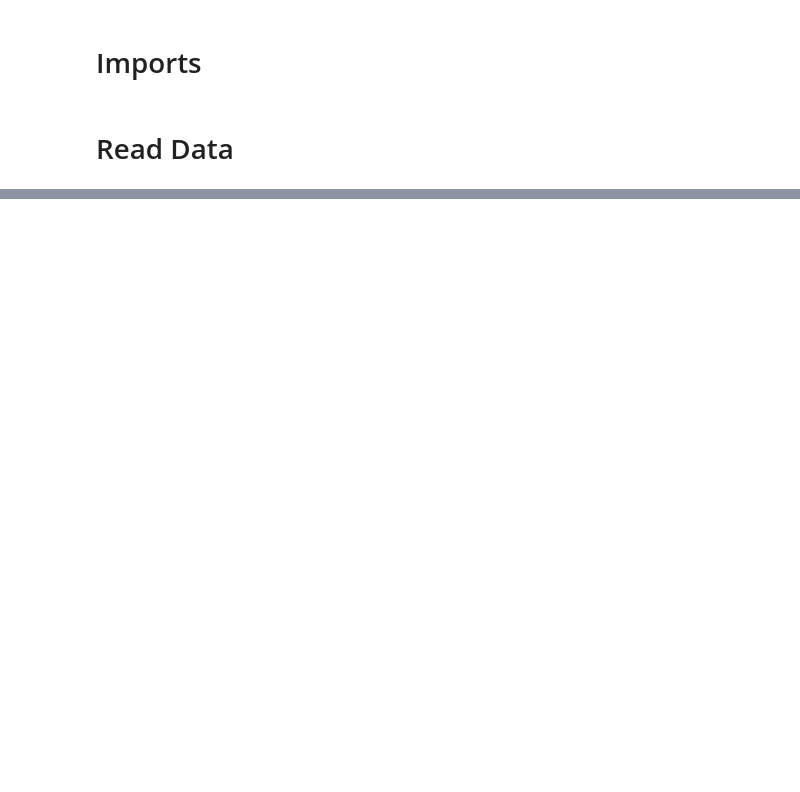
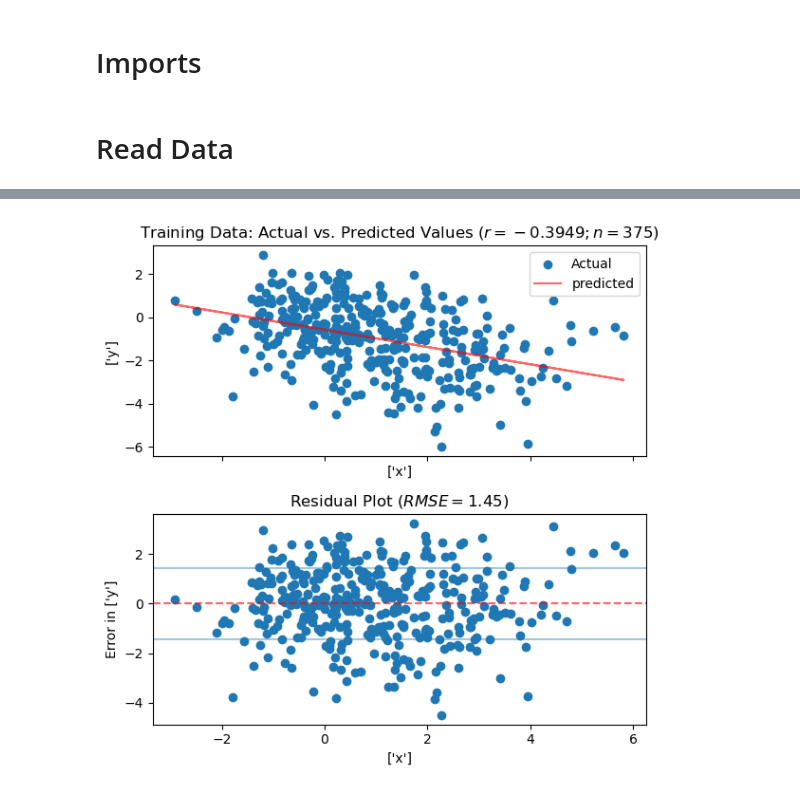
Before and after one commit to papir805/Stanford-ML-Class, a Jupyter notebook: notebooks/linear_regression.ipynb, the cells around one changed output, grey strips where cells are left out. Drawn from its saved outputs; the diff is of its cells as text; code cells hidden in the pictures; blank space fills up the shorter version.

```diff
--- a/notebooks/linear_regression.ipynb
+++ b/notebooks/linear_regression.ipynb
@@ -43,0 +139,8 @@ r_value = lin_reg_model.rvalue
+# %%
+# The root mean squared error
+training_rmse = np.sqrt(mean_squared_error(y_train, training_predictions))
+print(f"Root mean squared error: {training_rmse:.2f}")
+
+# The r2_score, otherwise known as the coefficient of determination
+training_r2_score = lin_reg_model.score(X_train, y_train)
+print(f"r2 score (coefficient of determination): {training_r2_score*100:.2f}%")
@@ -43,0 +160,27 @@ r_value = lin_reg_model.rvalue
+# %%
+# Number of sample data points in training data
+train_sample_size = X_train.shape[0]
+
+# Create figure and axis for graphing
+fig, ax = plt.subplots(2, 1, sharex=True, figsize=(6,6))
+
+# First axis - Scatter plot of training data and linear model's trend line
+ax[0].scatter(X_train, y_train, label='Actual')
+ax[0].set_xlabel(x_label)
+ax[0].set_ylabel(y_label)
+ax[0].set_title(f'Training Data: Actual vs. Predicted Values ($r={train_r_value:.4f}; n={train_sample_size})$')
+ax[0].plot(X_train, training_predictions, color='r', label='predicted', alpha=0.6)
+ax[0].legend()
+
+# Second axis - Scatter plot of training residuals
+ax[1].scatter(X_train, training_residuals, label='Actual')
+ax[1].axhline(-training_rmse, alpha=0.4)
+ax[1].axhline(training_rmse, alpha=0.4)
+ax[1].axhline(0, color='r', linestyle='--', alpha=0.6)
+ax[1].set_xlabel(x_label)
+ax[1].set_ylabel(f'Error in {y_label}')
+ax[1].set_title(f'Residual Plot ($RMSE={training_rmse:.2f})$')
+
+plt.tight_layout()
+# %% [output]
+[figure, added]
```
Also changed, not shown: parts of 40 cells of this notebook, 1 other file.
